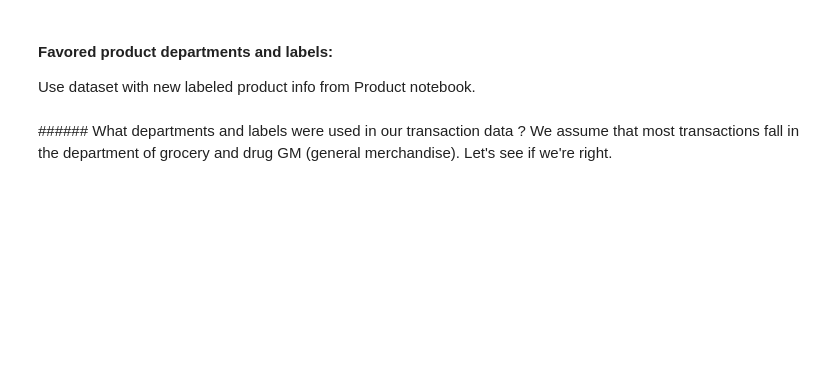
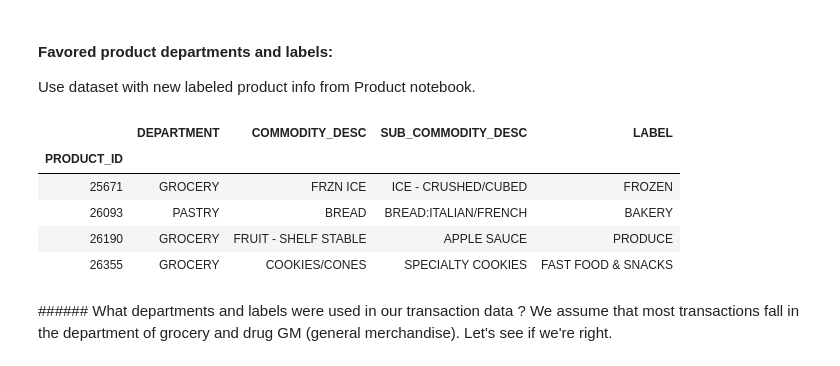
Before and after one commit to marvande/epfl-ada-2019-data-analysis, a Jupyter notebook: code/main.ipynb, the cells around one changed output. Saved outputs shown, nothing was run; the diff lists cells and outputs as text; code cells hidden in the pictures; blank space fills up the shorter version.

Commit message:
remove forgotten empty department

```diff
--- a/code/main.ipynb
+++ b/code/main.ipynb
@@ -480,11 +634,22 @@ Use dataset with new labeled product info from Product notebook.
 # %%
 #Load the dataset with updated product labels:
 labelled_prod = pd.read_csv('saved_structures/updated_prod.csv', sep='\t')
+
+# remove empty department product, it was forgotten during preprocessing
+EmptyDepIndex = labelled_prod[labelled_prod['DEPARTMENT'] == ' '].index
+labelled_prod.drop(EmptyDepIndex, inplace=True)
 
 #Drop columns we are not interested in
 labelled_prod = labelled_prod.set_index('PRODUCT_ID').drop(
     ['MANUFACTURER', 'BRAND', 'CURR_SIZE_OF_PRODUCT'], axis=1)
 labelled_prod.head(4)
+# %% [output]
+|  | DEPARTMENT | COMMODITY_DESC | SUB_COMMODITY_DESC | LABEL |
+| PRODUCT_ID |  |  |  |  |
+| 25671 | GROCERY | FRZN ICE | ICE - CRUSHED/CUBED | FROZEN |
+| 26093 | PASTRY | BREAD | BREAD:ITALIAN/FRENCH | BAKERY |
+| 26190 | GROCERY | FRUIT - SHELF STABLE | APPLE SAUCE | PRODUCE |
+| 26355 | GROCERY | COOKIES/CONES | SPECIALTY COOKIES | FAST FOOD & SNACKS |
 # %% [markdown]
 ###### What departments and labels were used in our transaction data ?
 We assume that most transactions fall in the department of grocery and drug GM (general merchandise). Let's see if we're right.
```
Also changed, not shown: parts of 47 cells of this notebook.
